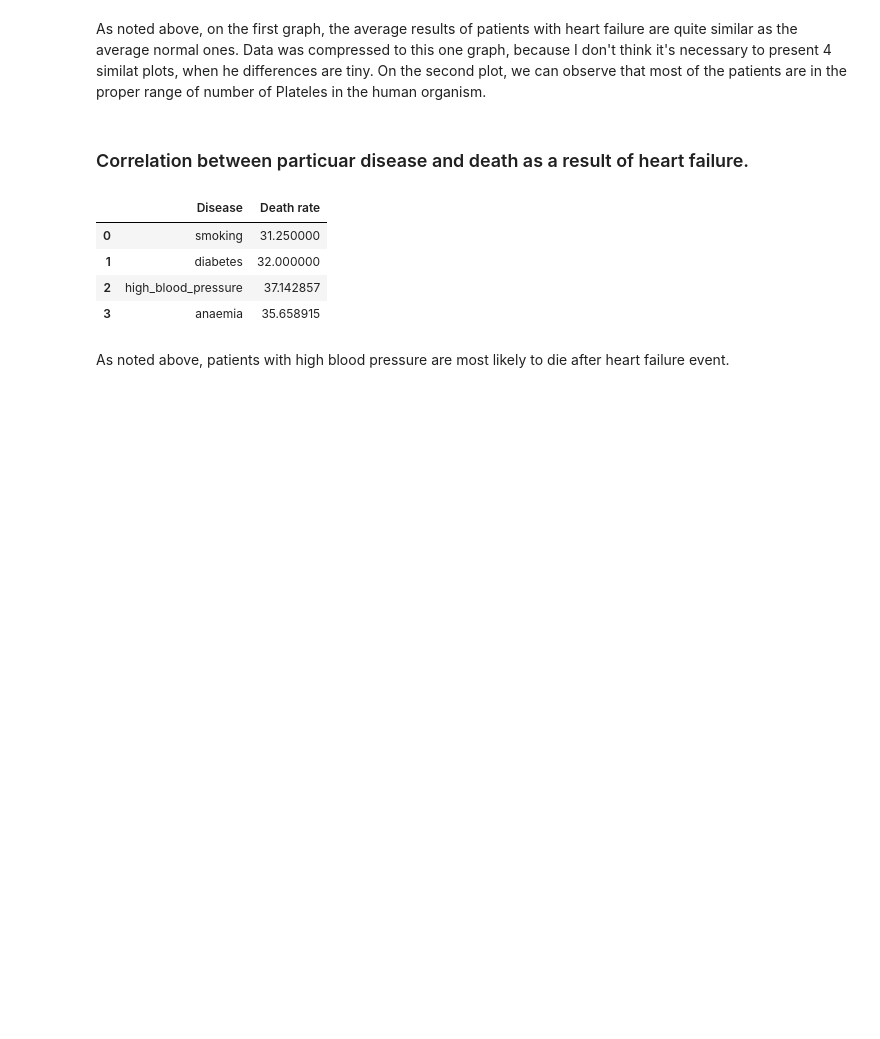
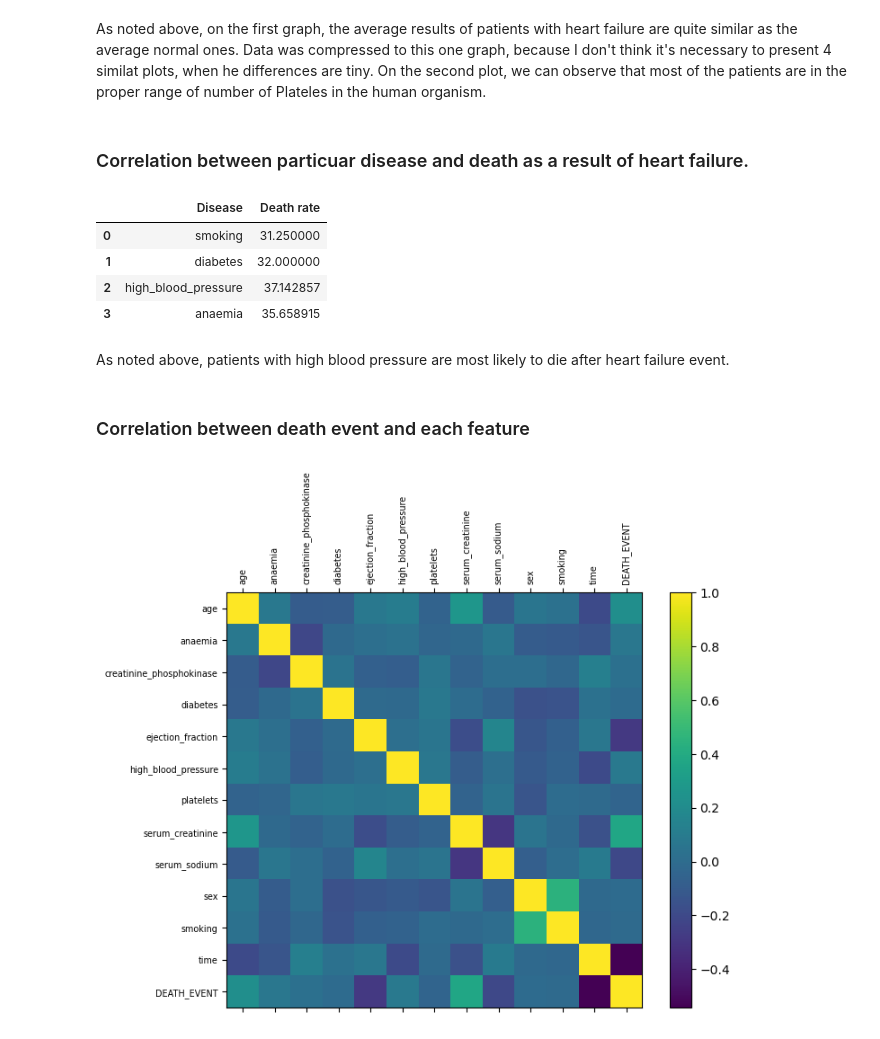
Before and after one commit to adamzulu123/Introduction-to-data-analysis, a Jupyter notebook: Notebook1/Advanced_notebook_AdamNowak.ipynb, the cells around one changed output. Cells and saved outputs as stored; diff of their text form; code cells hidden in the pictures; blank space fills up the shorter version.

```diff
--- a/Notebook1/Advanced_notebook_AdamNowak.ipynb
+++ b/Notebook1/Advanced_notebook_AdamNowak.ipynb
@@ -215,3 +217,25 @@ dp.head()
 | 3 | anaemia | 35.658915 |
 # %% [markdown]
 As noted above, patients with high blood pressure are most likely to die after heart failure event.
+# %% [markdown]
+### Correlation between death event and each feature
+# %%
+fig, ax = plt.subplots(figsize=(8, 6))
+df_corr = data.corr(method="spearman")
+cax = ax.matshow(df_corr)
+
+#creating a colorbar to represent the values on the plot
+cb = plt.colorbar(cax)
+cb.ax.tick_params(labelsize=10)
+
+#listing column names
+column_names = data.columns.values.tolist()
+#setting labels and ticks
+ax.set_xticks(np.arange(len(column_names)))
+ax.set_yticks(np.arange(len(column_names)))
+ax.set_xticklabels(column_names, rotation=90, size='x-small')
+ax.set_yticklabels(column_names, size='x-small')
+
+plt.show()
+# %% [output]
+[figure, added]
```
Also changed, not shown: parts of 4 cells of this notebook.
